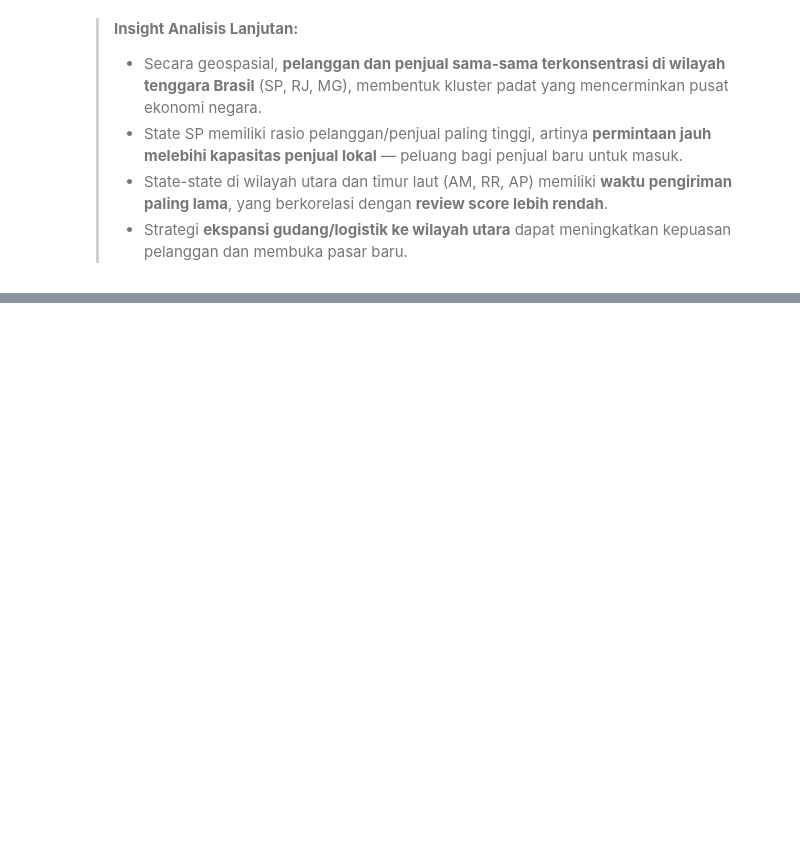
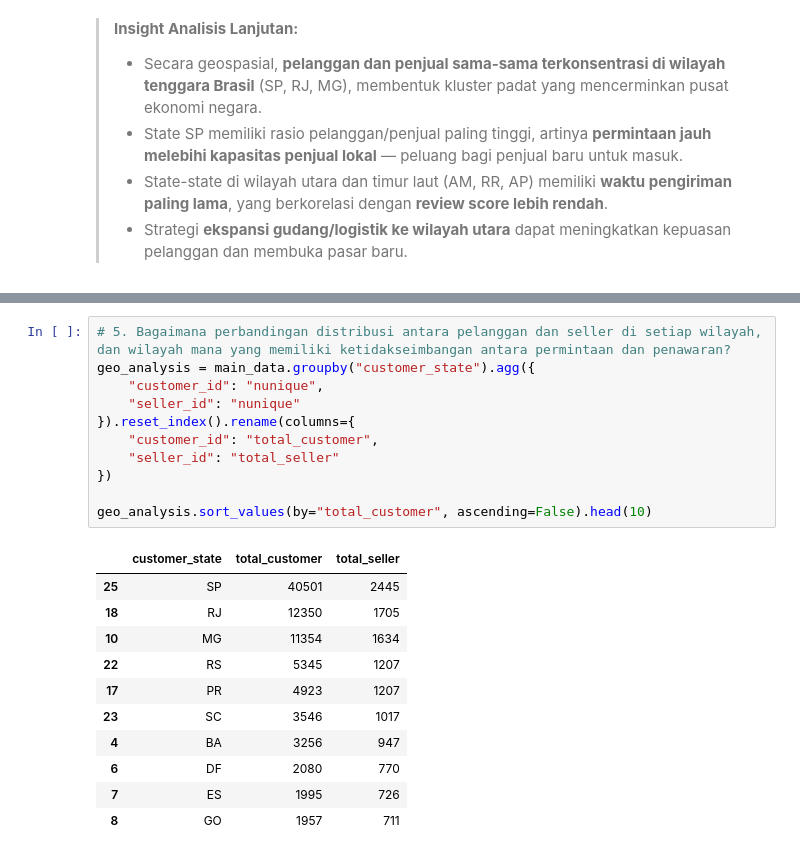
Before and after one commit to Hayqal1/E-Commerce-Public-Dataset-Dashboard, a Jupyter notebook: notebook.ipynb, the cells around one changed output, grey strips where cells are left out. Saved outputs shown, nothing was run; the diff lists cells and outputs as text; blank space fills up the shorter version.

```diff
--- a/notebook.ipynb
+++ b/notebook.ipynb
@@ -763,0 +846,23 @@ Pelanggan dan penjual terkonsentrasi di SP–RJ–MG. State SP memiliki rasio pe
+# %%
+# 5. Bagaimana perbandingan distribusi antara pelanggan dan seller di setiap wilayah, dan wilayah mana yang memiliki ketidakseimbangan antara permintaan dan penawaran?
+geo_analysis = main_data.groupby("customer_state").agg({
+    "customer_id": "nunique",
+    "seller_id": "nunique"
+}).reset_index().rename(columns={
+    "customer_id": "total_customer",
+    "seller_id": "total_seller"
+})
+
+geo_analysis.sort_values(by="total_customer", ascending=False).head(10)
+# %% [output]
+|  | customer_state | total_customer | total_seller |
+| 25 | SP | 40501 | 2445 |
+| 18 | RJ | 12350 | 1705 |
+| 10 | MG | 11354 | 1634 |
+| 22 | RS | 5345 | 1207 |
+| 17 | PR | 4923 | 1207 |
+| 23 | SC | 3546 | 1017 |
+| 4 | BA | 3256 | 947 |
+| 6 | DF | 2080 | 770 |
+| 7 | ES | 1995 | 726 |
+| 8 | GO | 1957 | 711 |
```
Also changed, not shown: parts of 5 cells of this notebook, 1 other file.
